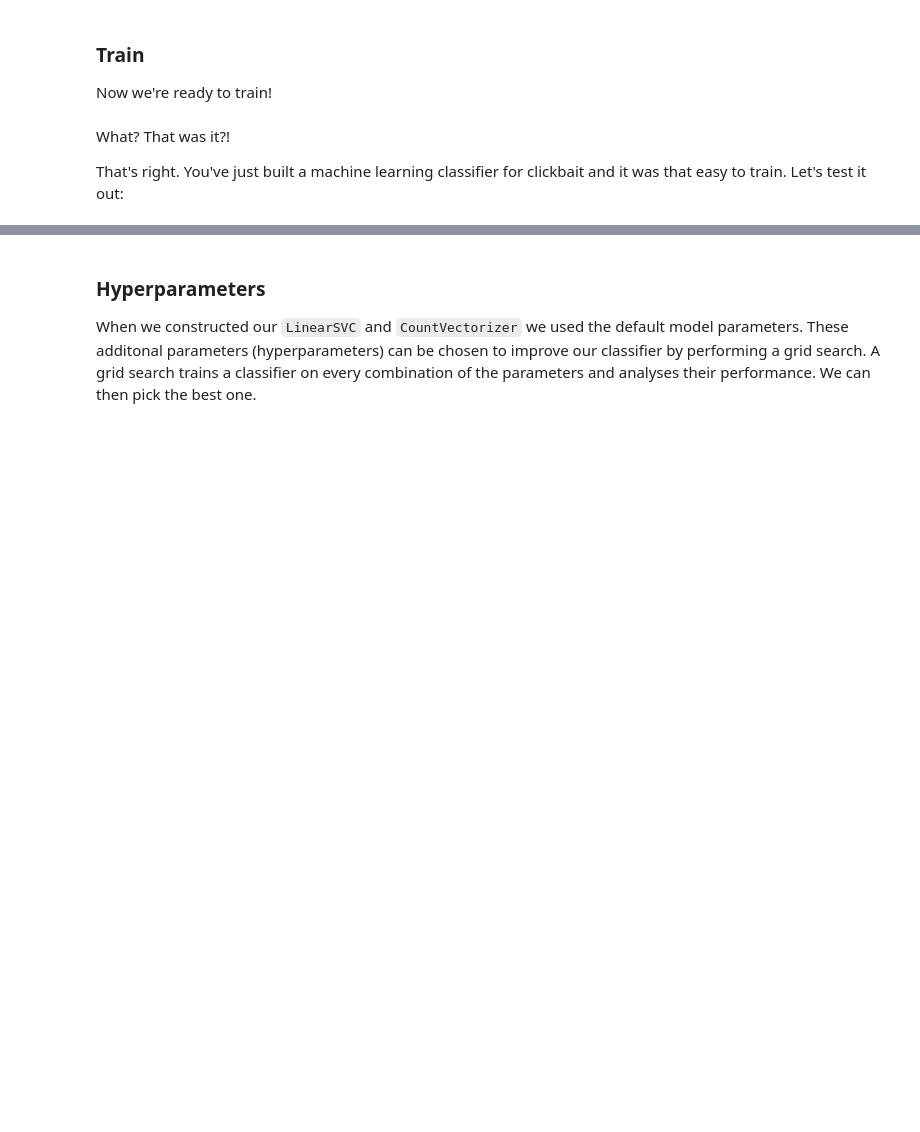
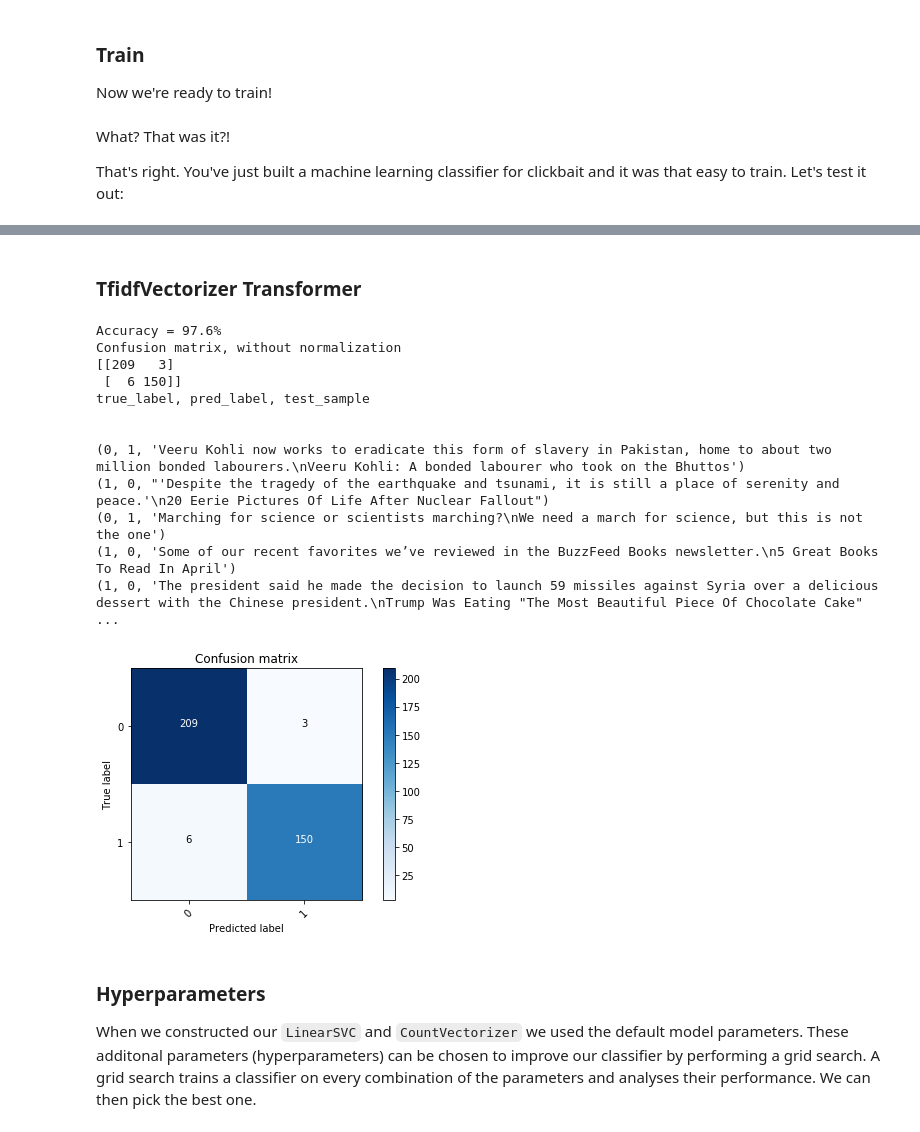
Before and after one commit to cytora/clickbait-workshop, a Jupyter notebook: tutorial.ipynb, the cells around one changed output, grey strips where cells are left out. Drawn from its saved outputs; the diff is of its cells as text; code cells hidden in the pictures; blank space fills up the shorter version.

```diff
--- a/tutorial.ipynb
+++ b/tutorial.ipynb
@@ -228,3 +356,31 @@ pipeline.predict(["French election polls show an early lead for Macron."])
+# %% [markdown]
+### TfidfVectorizer Transformer
+# %%
+from sklearn.feature_extraction.text import TfidfVectorizer
+
+steps = (
+    ('vectorizer', TfidfVectorizer()),
+    ('classifier', LinearSVC())
+)
+
+pipeline = Pipeline(steps)
+
+pipeline = pipeline.fit(training.full_content, training.label)
+evaluate(pipeline, testing.full_content, testing.label)
+# %% [output]
+Accuracy = 97.6%
+Confusion matrix, without normalization
+[[209   3]
+ [  6 150]]
+true_label, pred_label, test_sample
+
+
+(0, 1, 'Veeru Kohli now works to eradicate this form of slavery in Pakistan, home to about two million bonded labourers.\nVeeru Kohli: A bonded labourer who took on the Bhuttos')
+(1, 0, "'Despite the tragedy of the earthquake and tsunami, it is still a place of serenity and peace.'\n20 Eerie Pictures Of Life After Nuclear Fallout")
+(0, 1, 'Marching for science or scientists marching?\nWe need a march for science, but this is not the one')
+(1, 0, 'Some of our recent favorites we’ve reviewed in the BuzzFeed Books newsletter.\n5 Great Books To Read In April')
+(1, 0, 'The president said he made the decision to launch 59 missiles against Syria over a delicious dessert with the Chinese president.\nTrump Was Eating "The Most Beautiful Piece Of Chocolate Cake"  ...
+[figure, added]
 # %% [markdown]
 ### Hyperparameters
 
```
Also changed, not shown: parts of 36 cells of this notebook.
